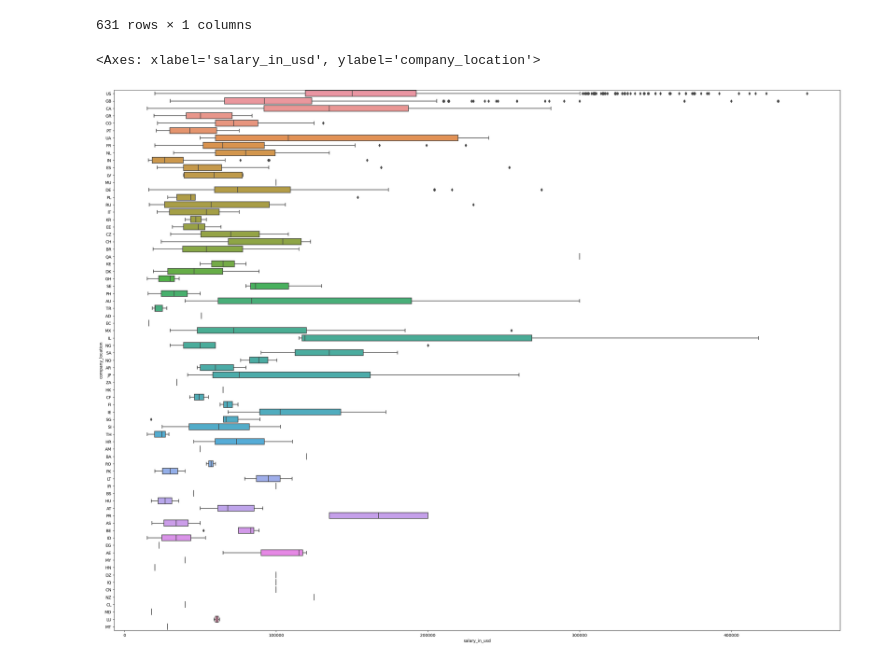
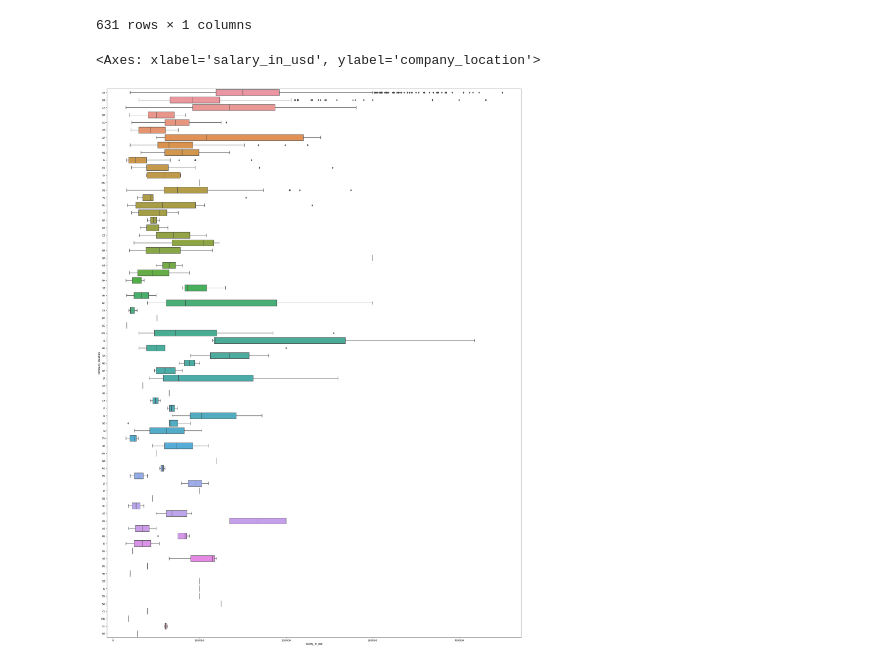
Before and after one commit to RafaelNovais/MasterAI, a Jupyter notebook: Assignment_2_Periphery.ipynb, the cells around one changed output. Drawn from its saved outputs; the diff is of its cells as text; code cells hidden in the pictures.

```diff
--- a/Assignment_2_Periphery.ipynb
+++ b/Assignment_2_Periphery.ipynb
@@ -127,8 +109,8 @@ data.groupby(['company_location', 'job_title','experience_level' ])[['salary_in_
 631 rows × 1 columns
 # %%
 ax = sns.boxplot(x='salary_in_usd', y='company_location', data=data,orient='h' )
-ax.figure.set_size_inches(32,24)
+ax.figure.set_size_inches(30,40)
 ax
 # %% [output]
 <Axes: xlabel='salary_in_usd', ylabel='company_location'>
-[figure, old version]
+[figure, new version]
```
Also changed, not shown: parts of 1 cell of this notebook.
